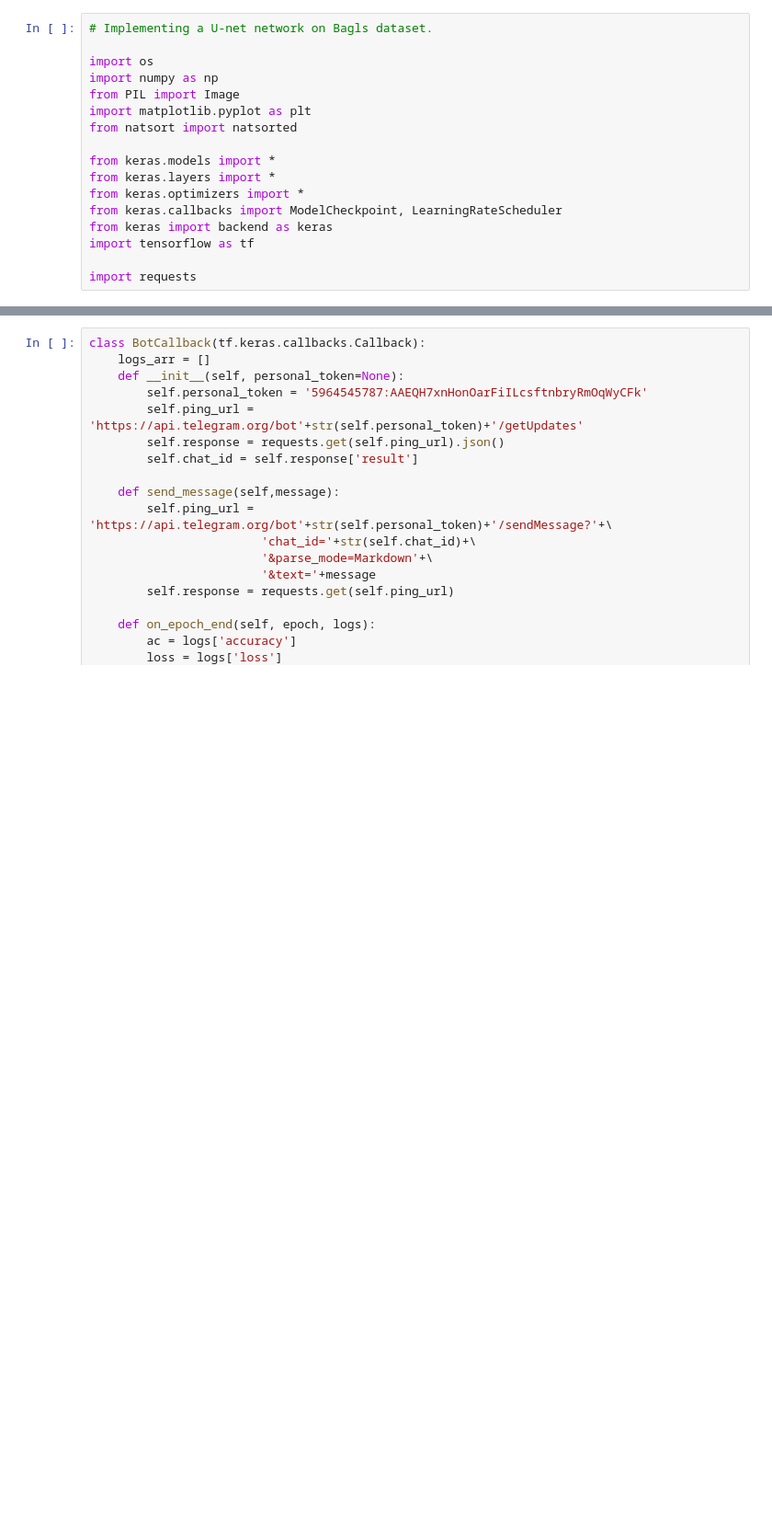
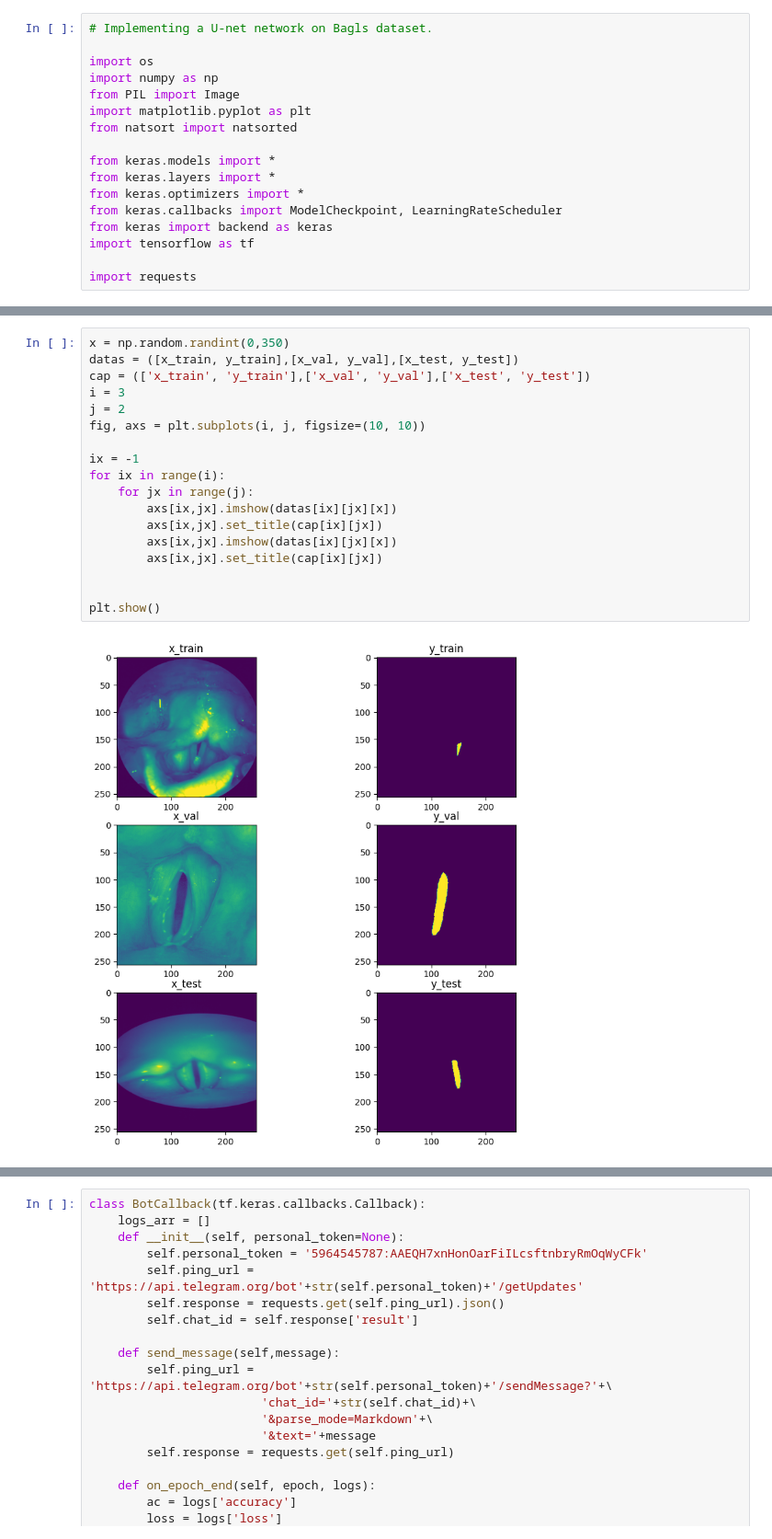
Before and after one commit to Hamed-kalak/UNet, a Jupyter notebook: bagls.ipynb, the cells around one changed output, grey strips where cells are left out. Shown at 92% size. Cells and saved outputs as stored; diff of their text form; blank space fills up the shorter version.

```diff
--- a/bagls.ipynb
+++ b/bagls.ipynb
@@ -90,0 +79,20 @@ Number of samples in test set: 5575
+# %%
+x = np.random.randint(0,350)
+datas = ([x_train, y_train],[x_val, y_val],[x_test, y_test])
+cap = (['x_train', 'y_train'],['x_val', 'y_val'],['x_test', 'y_test'])
+i = 3
+j = 2
+fig, axs = plt.subplots(i, j, figsize=(10, 10))
+
+ix = -1
+for ix in range(i):
+    for jx in range(j):
+        axs[ix,jx].imshow(datas[ix][jx][x])
+        axs[ix,jx].set_title(cap[ix][jx])
+        axs[ix,jx].imshow(datas[ix][jx][x])
+        axs[ix,jx].set_title(cap[ix][jx])
+
+
+plt.show()
+# %% [output]
+[figure, added]
```
Also changed, not shown: parts of 14 cells of this notebook.
